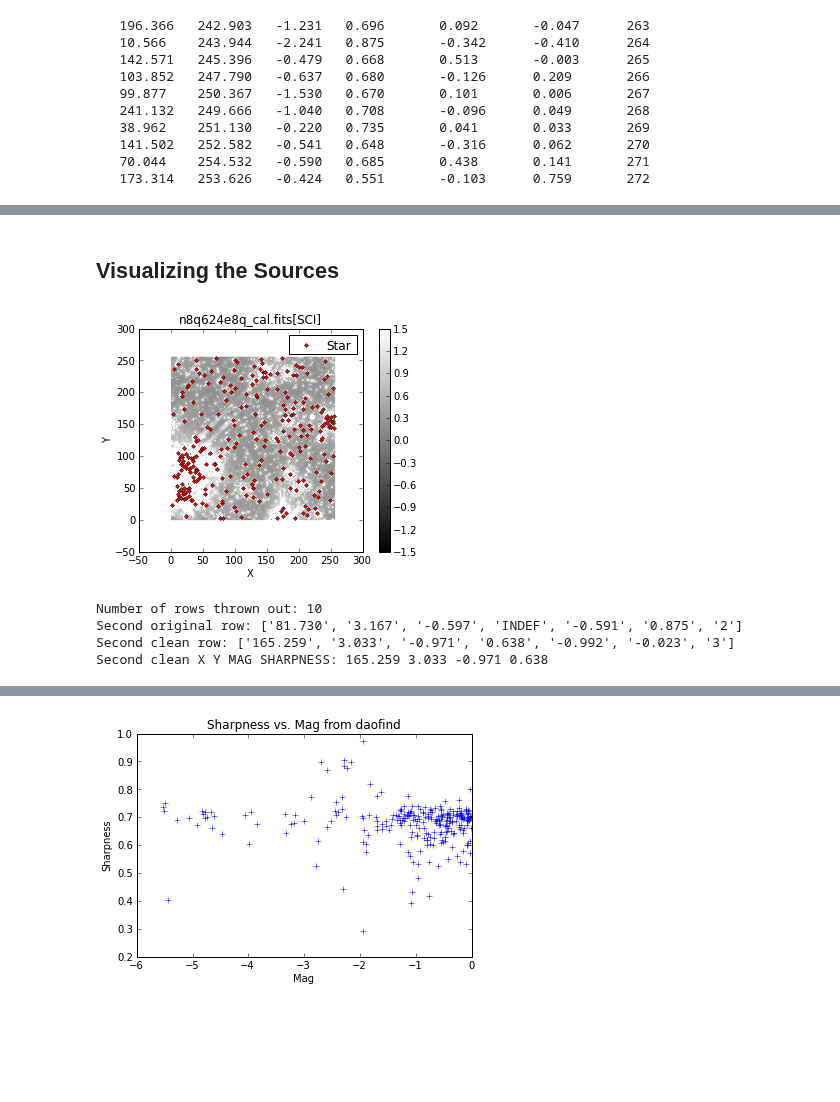
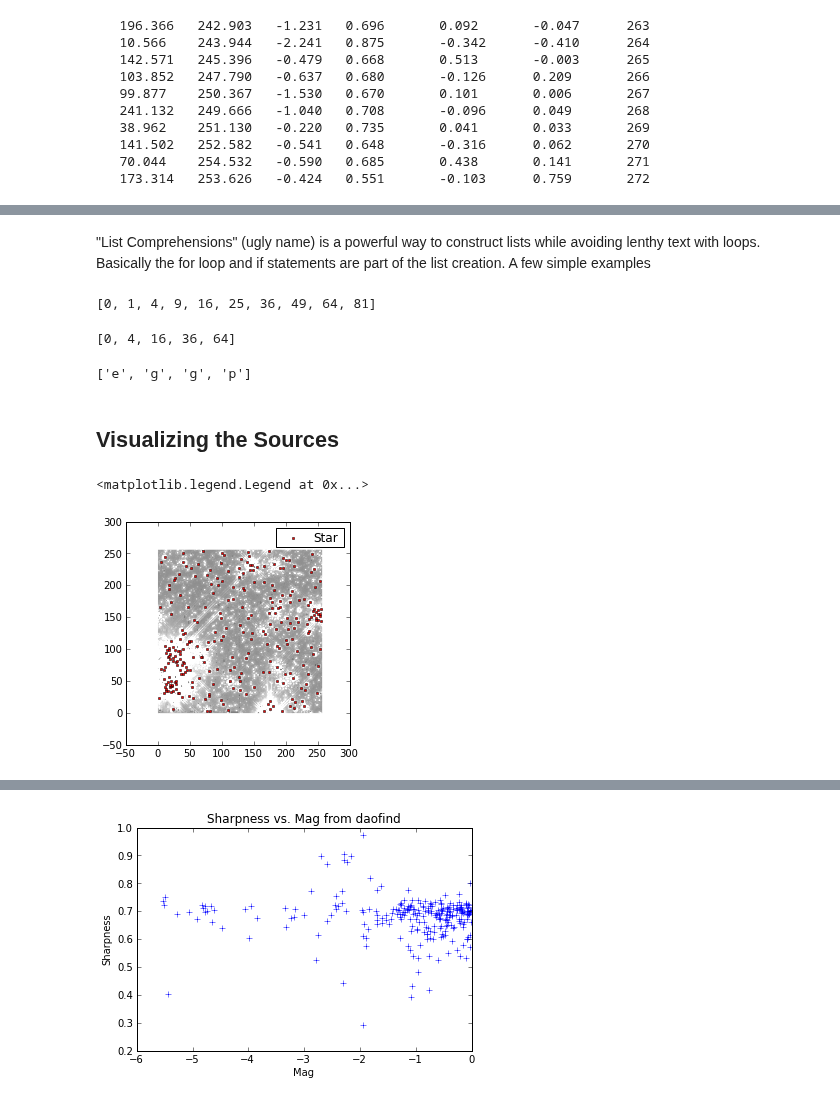
Before and after one commit to spacetelescope/scientific-python-training-2012, a Jupyter notebook: lecture_notebooks/Session3_Phot_Phun_1.ipynb, the cells around one changed output, grey strips where cells are left out. Drawn from its saved outputs; the diff is of its cells as text; code cells hidden in the pictures; blank space fills up the shorter version.

```diff
--- a/lecture_notebooks/Session3_Phot_Phun_1.ipynb
+++ b/lecture_notebooks/Session3_Phot_Phun_1.ipynb
@@ -36,9 +35,7 @@ import pyfits  # Note: pyfits is moving to astropy
 # %% [markdown]
 ## Reading in Data and Basic Header Manipulations
 # %%
-imfile = '../data/n8q624e8q_cal.fits'  # GitHub
-
 # Load the image we are going to use in read-only mode
-image = pyfits.open(imfile)
+hdulist = pyfits.open('n8q624e8q_cal.fits')
 # %%
 # Similar to catfits in iraf
@@ -185,9 +56,10 @@ We're going to show you two different ways to do this.
 The first example is just a quick way to look at your image
 The second example is more appropriate for a script
 # %%
-# Display a quick image to see what we are working with
-plt.imshow(image['SCI'].data, vmin=-1.5, vmax=1.5, alpha=1., cmap=plt.cm.gray, origin='lower')
-plt.colorbar()  # For reference
+image = hdulist[1].data
+#display a quick image to see what we are working with
+plt.imshow(image,vmin=-1.5,vmax=1.5,alpha=1.,cmap=plt.cm.gray,origin='lower')
+plt.colorbar() #for reference
 # %% [output]
 <matplotlib.colorbar.Colorbar instance at 0x...>
 [figure]
@@ -532,0 +302,5 @@ First star: 76.102 2.28
+# %%
+starfile = open(output)
+stars = starfile.readlines()
+
+print stars
@@ -532,0 +547,9 @@ First star: 76.102 2.28
+# %%
+# now extract all values in table using a loop
+xcen = [] # creating empty lists
+ycen = []
+for drow in stars[41:]:
+    items = drow.split()
+    xcen.append(float(items[0]))
+    ycen.append(float(items[1]))
+print xcen
@@ -533,41 +606,26 @@ First star: 76.102 2.28
+# %% [markdown]
+"List Comprehensions" (ugly name) is a powerful way to construct lists while avoiding lenthy text with loops. Basically the for loop and if statements are part of the list creation. A few simple examples
+# %%
+[z**2 for z in range(10)]
+# %% [output]
+[0, 1, 4, 9, 16, 25, 36, 49, 64, 81]
+# %%
+[z**2 for z in range(10) if z%2 == 0]
+# %% [output]
+[0, 4, 16, 36, 64]
+# %%
+[pet[0] for pet in pets if len(pet)>5]
+# %% [output]
+['e', 'g', 'g', 'p']
 # %% [markdown]
 ## Visualizing the Sources
 # %%
 # Plot the image as above.
-ax = lec3_implot(image)
+imshow(image,vmin=-1.5,vmax=1.5,alpha=1.,cmap=plt.cm.gray)
 
 # Overlay the stars we found as red points.
-cax = ax.plot(x, y, 'r.', label='Star')
-leg = ax.legend(numpoints=1)
+plot(xcen, ycen, 'r.',ms=5, label='Star')
+legend(numpoints=1)
 # %% [output]
+<matplotlib.legend.Legend at 0x...>
-[figure, old version]
+[figure, new version]
-# %%
-# There is an INDEF in one of the rows.
-# Let's get rid of all rows with INDEF, and make a new clean starloc listing.
-clean_stars = [line for line in starloc if 'INDEF' not in line]
-print 'Number of rows thrown out:', len(starloc) - len(clean_stars)
-
-# Extract sharpness and mag.
-# Note that these do not correspond to x and y above because of the omitted rows.
-# So we have to re-extract x and y too.
-idx_sharp = cols.index('SHARPNESS')
-idx_mag = cols.index('MAG')
-mytuple = [(line[idx_x], line[idx_y], line[idx_sharp], line[idx_mag]) for line in clean_stars]
-x, y, sharp, mag = zip(*mytuple)
-
-# When dealing with numbers, numpy arrays work great.
-# So we convert these to numpy float arrays.
-x     = np.array(x, dtype=np.float)
-y     = np.array(y, dtype=np.float)
-sharp = np.array(sharp, dtype=np.float)
-mag   = np.array(mag, dtype=np.float)
-
-# Sanity check
-print 'Second original row:', starloc[1]
-print 'Second clean row:', clean_stars[1]
-print 'Second clean X Y MAG SHARPNESS:', x[1], y[1], mag[1], sharp[1]
-# %% [output]
-Number of rows thrown out: 10
-Second original row: ['81.730', '3.167', '-0.597', 'INDEF', '-0.591', '0.875', '2']
-Second clean row: ['165.259', '3.033', '-0.971', '0.638', '-0.992', '-0.023', '3']
-Second clean X Y MAG SHARPNESS: 165.259 3.033 -0.971 0.638
```
Also changed, not shown: parts of 110 cells of this notebook.
